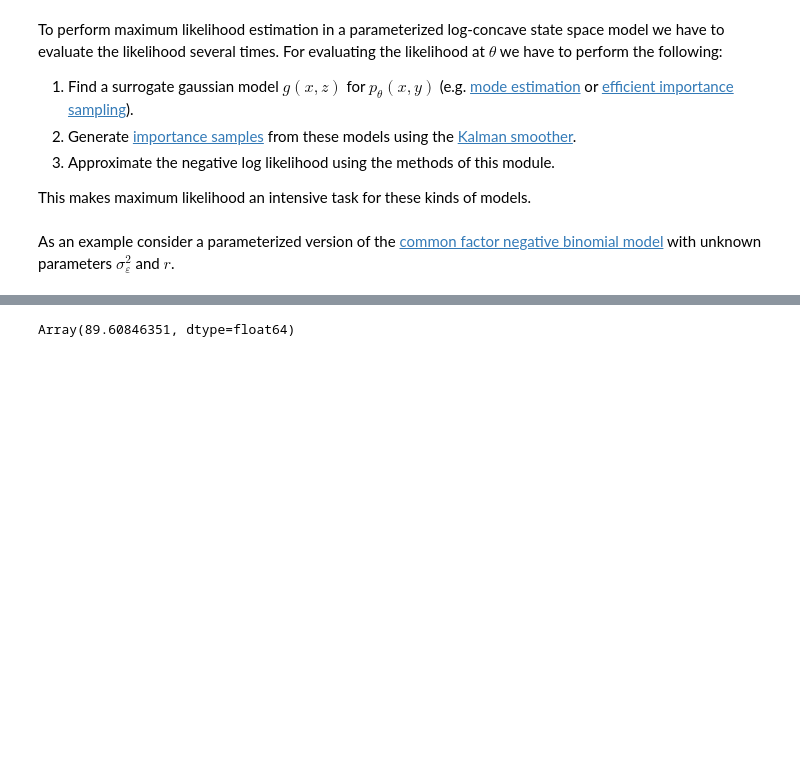
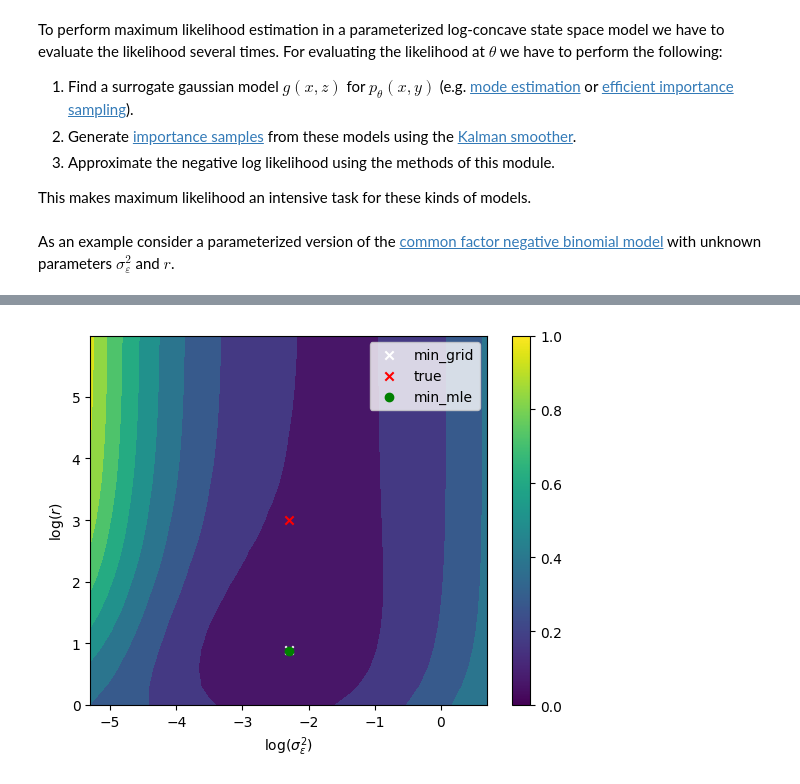
Before and after one commit to stefanheyder/isssm, a Jupyter notebook: nbs/60_maximum_likelihood_estimation.ipynb, the cells around one changed output, grey strips where cells are left out. Saved outputs shown, nothing was run; the diff lists cells and outputs as text; code cells hidden in the pictures; blank space fills up the shorter version.

```diff
--- a/nbs/60_maximum_likelihood_estimation.ipynb
+++ b/nbs/60_maximum_likelihood_estimation.ipynb
@@ -218,4 +222,4 @@ def lcnll(
 
     _, _, x_pred, Xi_pred = kalman(z, x0, Sigma, Omega, A, B)
 
-    return _lcnll(gnll(y, x_pred, Xi_pred, B, Omega), log_weights)
+    return _lcnll(gnll(z, x_pred, Xi_pred, B, Omega), log_weights)
@@ -298,29 +304,12 @@ def lc_model(theta, aux):
 
     return nb_lcssm(x0, A, Sigma, B, r)
 
-theta_lc = jnp.array([jnp.log(0.01), jnp.log(20.)])
+theta_lc = jnp.array([jnp.log(0.1), jnp.log(20.)])
 aux = (10, jnp.ones(3))
 x0, A, Sigma, B, xi_fun, dist = lc_model(theta_lc, aux)
 key = jrn.PRNGKey(512)
 key, subkey = jrn.split(key)
 _, (y,) = simulate_lcssm(x0, A, Sigma, B, xi_fun, dist, 1, subkey)
-# %%
-# 2d grid on the log scale
-log_sigma, log_r = jnp.meshgrid(jnp.linspace(-1, 1, 21) + theta_lc[0], jnp.linspace(-1, 1, 21) + theta_lc[1])
-#flatten
-theta0 = jnp.vstack([log_sigma.ravel(), log_r.ravel()]).T
-
-def lcnll_full(theta):
-    x0, A, Sigma, B, xi_fun, dist = lc_model(theta, aux)
-
-    _, z, Omega = mode_estimation(y, x0, A, Sigma, B, xi_fun, dist, jnp.log(y + 1.), 10)
-
-    return lcnll(y, x0, A, Sigma, B, xi_fun, dist, z, Omega, 1000, subkey)
-
-#nlls = vmap(lcnll_full)(theta0)
-#
-#plt.contourf(log_sigma, log_r, nlls.reshape(10, 10))
-#plt.show()
 # %%
 #| hide
 # start at true parameter
@@ -344,13 +333,34 @@ result
 # %%
-#| hide
+@jit
+def lcnll_full(theta):
+    x0, A, Sigma, B, xi_fun, dist = lc_model(theta, aux)
 
-x0, A, Sigma, B, xi_fun, dist = lc_model(theta, aux)
+    _, z, Omega = mode_estimation(y, x0, A, Sigma, B, xi_fun, dist, jnp.log(y + 1.), 10)
 
-_, z, Omega = mode_estimation(y, x0, A, Sigma, B, xi_fun, dist, jnp.log(y + 1.), 10)
-
-lcnll(y, x0, A, Sigma, B, xi_fun, dist, z, Omega, 1000, subkey)
+    return lcnll(y, x0, A, Sigma, B, xi_fun, dist, z, Omega, 1000, subkey)
-# %% [output]
-Array(89.60846351, dtype=float64)
+# %%
+# 2d grid on the log scale
+log_sigma, log_r = jnp.meshgrid(jnp.linspace(-3, 3, 21) + theta_lc[0], jnp.linspace(-3, 3, 21) + theta_lc[1])
+#flatten
+theta0 = jnp.vstack([log_sigma.ravel(), log_r.ravel()]).T
+
+nlls = vmap(lcnll_full)(theta0)
+#location of minium in nlls
+i = jnp.argmin(nlls)
+#location of minimum in the grid
+i_sigma, i_r = i // 21, i % 21
+
+plt.contourf(log_sigma, log_r, nlls.reshape(21, 21))
+plt.scatter(log_sigma[i_sigma, i_r], log_r[i_sigma, i_r], c="white", marker="x", label="min_grid")
+plt.scatter(theta_lc[0], theta_lc[1], c="r", marker="x", label="true")
+plt.scatter(*result.x, c="g", marker="o", label="min_mle")
+plt.legend()
+plt.xlabel("$\\log(\\sigma^2_\\varepsilon)$")
+plt.ylabel("$\\log(r)$")
+plt.colorbar()
+plt.show()
+# %% [output]
+[figure, added]
 # %%
 #| hide
 import nbdev; nbdev.nbdev_export()
```
Also changed, not shown: parts of 5 cells of this notebook, 6 other files.
